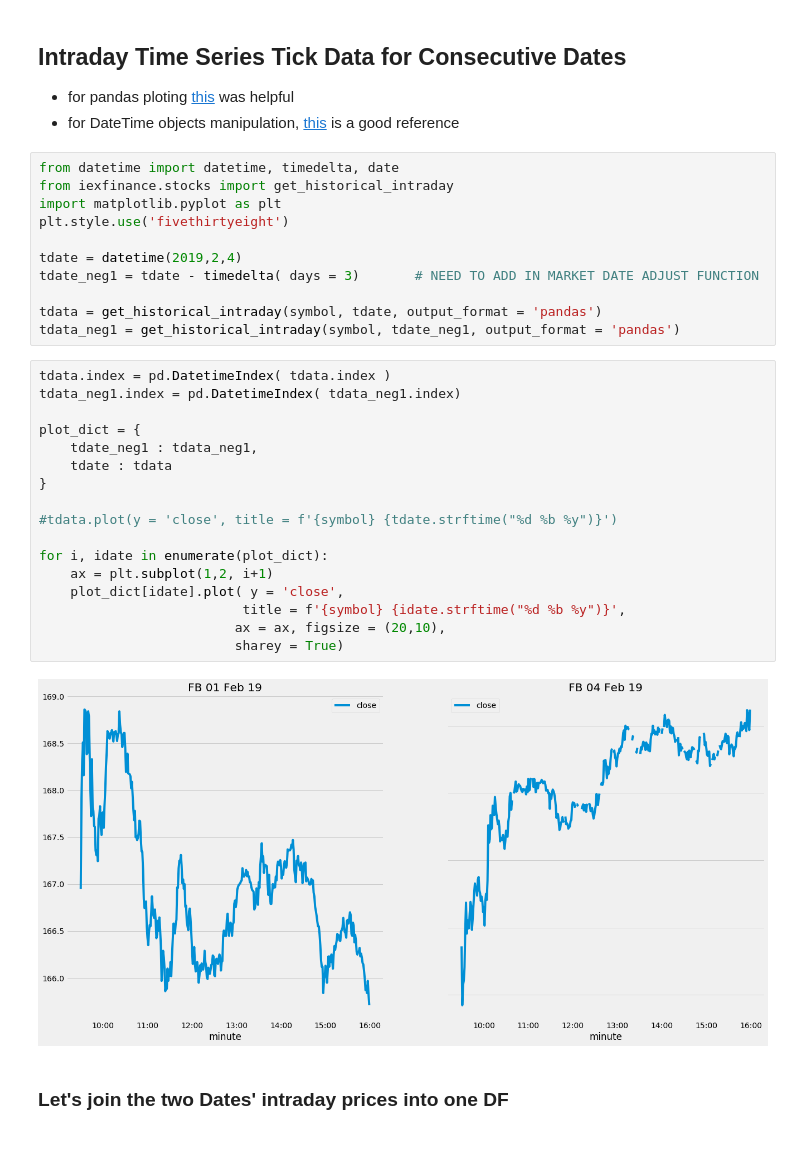
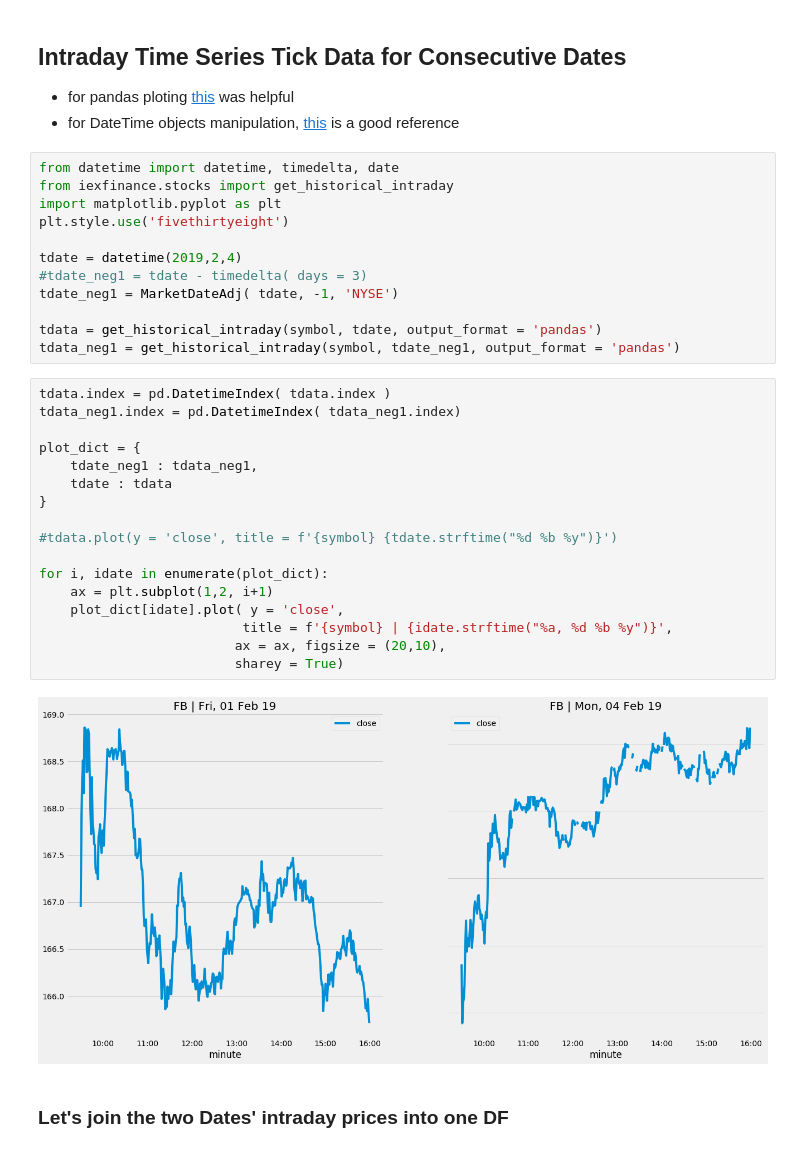
Before and after one commit to sendash-app/dash-quotes, a Jupyter notebook: dash_quotes_demo.ipynb, the cells around one changed output. Cells and saved outputs as stored; diff of their text form.

Commit message:
added date time functions

```diff
--- a/dash_quotes_demo.ipynb
+++ b/dash_quotes_demo.ipynb
@@ -138,29 +138,30 @@ import matplotlib.pyplot as plt
 plt.style.use('fivethirtyeight')
 
 tdate = datetime(2019,2,4)
-tdate_neg1 = tdate - timedelta( days = 3)       # NEED TO ADD IN MARKET DATE ADJUST FUNCTION
+#tdate_neg1 = tdate - timedelta( days = 3)
+tdate_neg1 = MarketDateAdj( tdate, -1, 'NYSE')
 
 tdata = get_historical_intraday(symbol, tdate, output_format = 'pandas')
 tdata_neg1 = get_historical_intraday(symbol, tdate_neg1, output_format = 'pandas')
 # %%
 tdata.index = pd.DatetimeIndex( tdata.index )
 tdata_neg1.index = pd.DatetimeIndex( tdata_neg1.index)
 
 plot_dict = {
     tdate_neg1 : tdata_neg1,
     tdate : tdata
 }
 
 #tdata.plot(y = 'close', title = f'{symbol} {tdate.strftime("%d %b %y")}')
 
 for i, idate in enumerate(plot_dict):
     ax = plt.subplot(1,2, i+1)
     plot_dict[idate].plot( y = 'close',
-                          title = f'{symbol} {idate.strftime("%d %b %y")}',
+                          title = f'{symbol} | {idate.strftime("%a, %d %b %y")}',
                          ax = ax, figsize = (20,10),
                          sharey = True)
 # %% [output]
-[figure, old version]
+[figure, new version]
 # %% [markdown]
 ### Let's join the two Dates' intraday prices into one DF
 # %%
```
Also changed, not shown: parts of 13 cells of this notebook.
